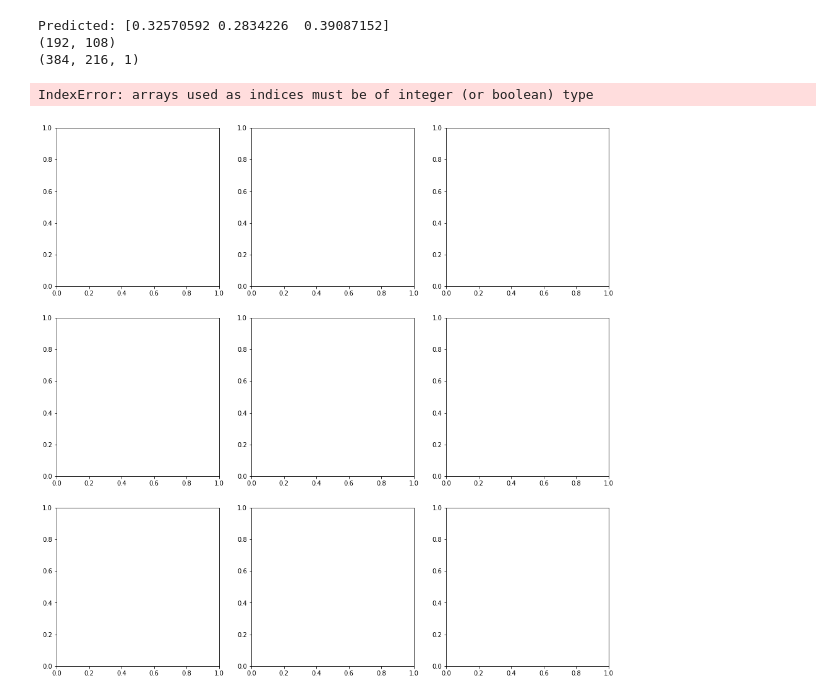
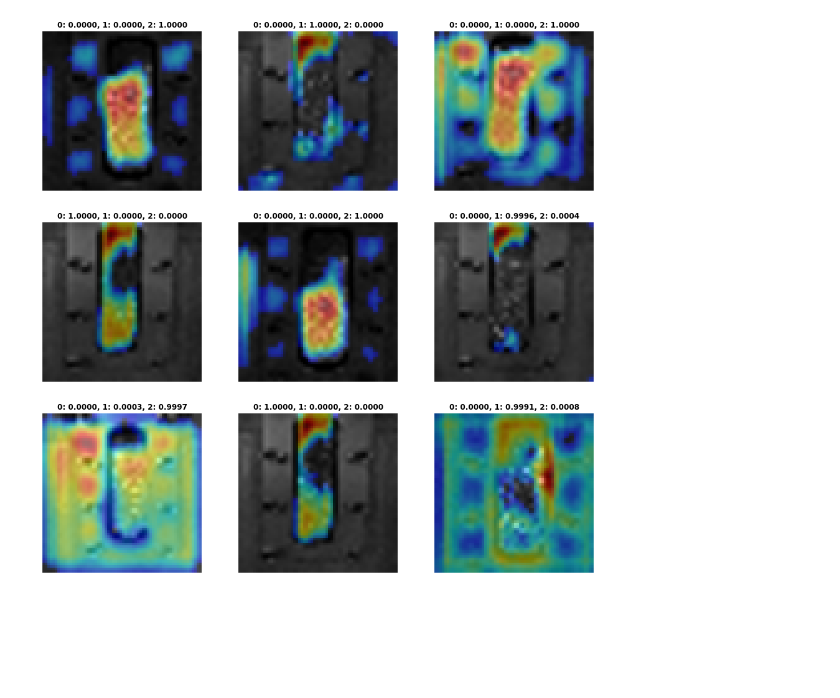
Before and after one commit to NG-Bullseye/flow_regime_recognition_CameraPosition, a Jupyter notebook: report/report.ipynb, the cells around one changed output. Drawn from its saved outputs; the diff is of its cells as text; code cells hidden in the pictures; blank space fills up the shorter version.

```diff
--- a/report/report.ipynb
+++ b/report/report.ipynb
@@ -6,5 +6,4 @@ from grad_cam import get_gradcam_heatmap, combine_image_and_heatmap
 import matplotlib.pyplot as plt
 # %%
 # Load model
-model = tf.keras.models.load_model("../training/results/trained_model.h5")
-#model.summary()
+model = tf.keras.models.load_model("../training/model/trained_model.h5")
@@ -39,36 +44,30 @@ tf.Tensor(
 # %%
 fig, axs = plt.subplots(nrows=3, ncols=3, figsize=(16, 16))
 axs = axs.flatten()
 
-for data_point, ax in zip(ds_test.take(9), axs):
+for data_point, ax in zip(ds_test.unbatch().take(9), axs):
     image, label = data_point
+    image = image.numpy()
+    label = label.numpy()
     img_array = np.expand_dims(image, axis=0)
 
     # Print what the top predicted class is
     preds = model.predict(img_array)
-    print("Predicted:", preds[0])
 
     # Generate class activation heatmap
     heatmap = get_gradcam_heatmap(image, model, 'conv2d_1')
-    print(heatmap.shape)
-
-    print(image.shape)
-
-    superimposed_image = combine_image_and_heatmap(image, heatmap, alpha=0.4)
+    superimposed_image = combine_image_and_heatmap(image, heatmap, alpha=0.5)
 
     # Display heatmap
     ax.imshow(superimposed_image)
     font_axis_publish = {
           'color':  'black',
           'weight': 'bold',
           'size': 12,
     }
     ax.axis('off')
-    ax.set_title(label.numpy().tolist(), fontdict=font_axis_publish)
-    #plt.show()
+    probs = preds.tolist()[0]
+    label_title = f'0: {probs[0]:0.4f}, 1: {probs[1]:0.4f}, 2: {probs[2]:0.4f}'
+    ax.set_title(label_title, fontdict=font_axis_publish)
 # %% [output]
-Predicted: [0.32570592 0.2834226  0.39087152]
-(192, 108)
-(384, 216, 1)
-IndexError: arrays used as indices must be of integer (or boolean) type
-[figure, old version]
+[figure, new version]
```
Also changed, not shown: parts of 5 cells of this notebook, 9 other files.
